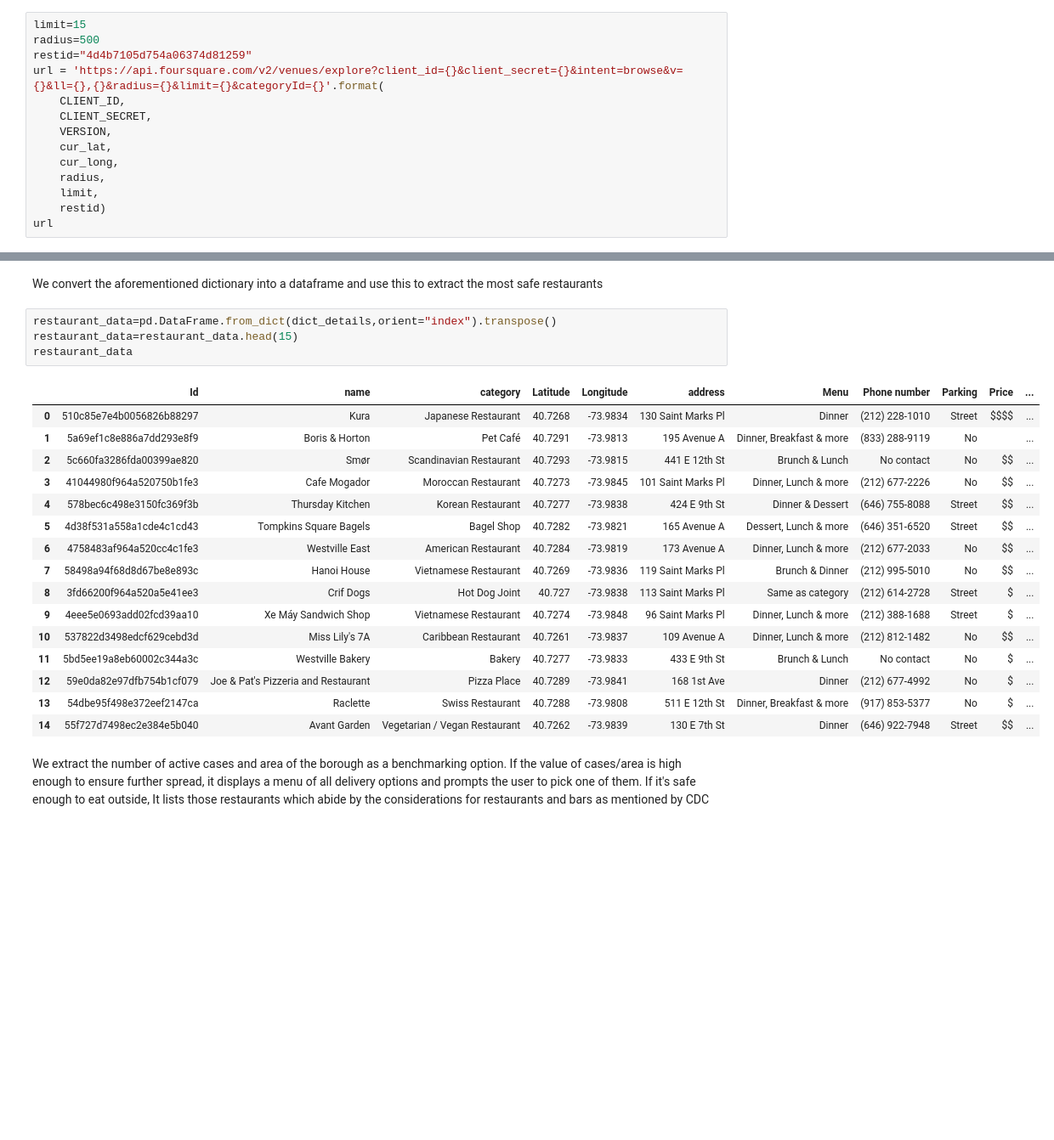
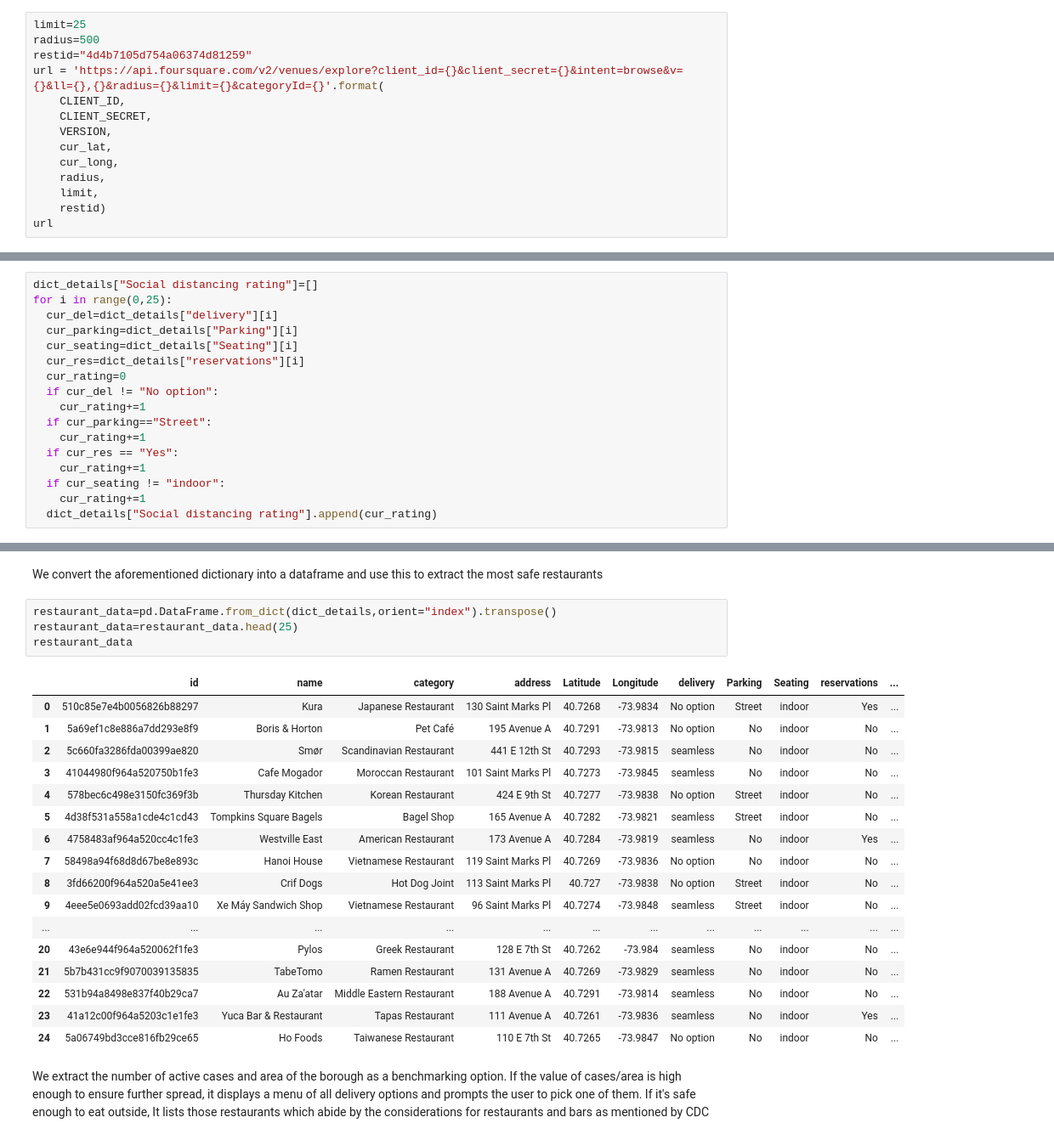
Before and after one commit to aanchal-n/Coursera_Capstone, a Jupyter notebook: predicting_social_distancing_friendly_restaurants_NY.ipynb, the cells around one changed output, grey strips where cells are left out. Shown: that part at 85% size. Drawn from its saved outputs; the diff is of its cells as text; blank space fills up the shorter version.

Commit message:
Added social distancing index

```diff
--- a/predicting_social_distancing_friendly_restaurants_NY.ipynb
+++ b/predicting_social_distancing_friendly_restaurants_NY.ipynb
@@ -132,7 +132,7 @@ The borough is: Manhattan
 # %% [markdown]
 We make a foursquare API call to extract only the restaurants in the vicinity of the neighbourhood and not just random locations. The reason the limit is set at 15 is due to the fact that the details endpoint is a premium call and we can only make 50 calls per day
 # %%
-limit=15
+limit=25
 radius=500
 restid="4d4b7105d754a06374d81259"
 url = 'https://api.foursquare.com/v2/venues/explore?client_id={}&client_secret={}&intent=browse&v={}&ll={},{}&radius={}&limit={}&categoryId={}'.format(
@@ -271,28 +291,46 @@ for i in restaurant_id:
+# %%
+dict_details["Social distancing rating"]=[]
+for i in range(0,25):
+  cur_del=dict_details["delivery"][i]
+  cur_parking=dict_details["Parking"][i]
+  cur_seating=dict_details["Seating"][i]
+  cur_res=dict_details["reservations"][i]
+  cur_rating=0
+  if cur_del != "No option":
+    cur_rating+=1
+  if cur_parking=="Street":
+    cur_rating+=1
+  if cur_res == "Yes":
+    cur_rating+=1
+  if cur_seating != "indoor":
+    cur_rating+=1
+  dict_details["Social distancing rating"].append(cur_rating)
 # %% [markdown]
 DATA DISPLAY AND VISUALISATION
 # %% [markdown]
 We convert the aforementioned dictionary into a dataframe and use this to extract the most safe restaurants
 # %%
 restaurant_data=pd.DataFrame.from_dict(dict_details,orient="index").transpose()
-restaurant_data=restaurant_data.head(15)
+restaurant_data=restaurant_data.head(25)
 restaurant_data
 # %% [output]
-|  | Id | name | category | Latitude | Longitude | address | Menu | Phone number | Parking | Price | ... |
-| 0 | 510c85e7e4b0056826b88297 | Kura | Japanese Restaurant | 40.7268 | -73.9834 | 130 Saint Marks Pl | Dinner | (212) 228-1010 | Street | $$$$ | ... |
-| 1 | 5a69ef1c8e886a7dd293e8f9 | Boris & Horton | Pet Café | 40.7291 | -73.9813 | 195 Avenue A | Dinner, Breakfast & more | (833) 288-9119 | No |  | ... |
-| 2 | 5c660fa3286fda00399ae820 | Smør | Scandinavian Restaurant | 40.7293 | -73.9815 | 441 E 12th St | Brunch & Lunch | No contact | No | $$ | ... |
-| 3 | 41044980f964a520750b1fe3 | Cafe Mogador | Moroccan Restaurant | 40.7273 | -73.9845 | 101 Saint Marks Pl | Dinner, Lunch & more | (212) 677-2226 | No | $$ | ... |
-| 4 | 578bec6c498e3150fc369f3b | Thursday Kitchen | Korean Restaurant | 40.7277 | -73.9838 | 424 E 9th St | Dinner & Dessert | (646) 755-8088 | Street | $$ | ... |
-| 5 | 4d38f531a558a1cde4c1cd43 | Tompkins Square Bagels | Bagel Shop | 40.7282 | -73.9821 | 165 Avenue A | Dessert, Lunch & more | (646) 351-6520 | Street | $$ | ... |
-| 6 | 4758483af964a520cc4c1fe3 | Westville East | American Restaurant | 40.7284 | -73.9819 | 173 Avenue A | Dinner, Lunch & more | (212) 677-2033 | No | $$ | ... |
-| 7 | 58498a94f68d8d67be8e893c | Hanoi House | Vietnamese Restaurant | 40.7269 | -73.9836 | 119 Saint Marks Pl | Brunch & Dinner | (212) 995-5010 | No | $$ | ... |
-| 8 | 3fd66200f964a520a5e41ee3 | Crif Dogs | Hot Dog Joint | 40.727 | -73.9838 | 113 Saint Marks Pl | Same as category | (212) 614-2728 | Street | $ | ... |
-| 9 | 4eee5e0693add02fcd39aa10 | Xe Máy Sandwich Shop | Vietnamese Restaurant | 40.7274 | -73.9848 | 96 Saint Marks Pl | Dinner, Lunch & more | (212) 388-1688 | Street | $ | ... |
-| 10 | 537822d3498edcf629cebd3d | Miss Lily's 7A | Caribbean Restaurant | 40.7261 | -73.9837 | 109 Avenue A | Dinner, Lunch & more | (212) 812-1482 | No | $$ | ... |
-| 11 | 5bd5ee19a8eb60002c344a3c | Westville Bakery | Bakery | 40.7277 | -73.9833 | 433 E 9th St | Brunch & Lunch | No contact | No | $ | ... |
-| 12 | 59e0da82e97dfb754b1cf079 | Joe & Pat's Pizzeria and Restaurant | Pizza Place | 40.7289 | -73.9841 | 168 1st Ave | Dinner | (212) 677-4992 | No | $ | ... |
-| 13 | 54dbe95f498e372eef2147ca | Raclette | Swiss Restaurant | 40.7288 | -73.9808 | 511 E 12th St | Dinner, Breakfast & more | (917) 853-5377 | No | $ | ... |
-| 14 | 55f727d7498ec2e384e5b040 | Avant Garden | Vegetarian / Vegan Restaurant | 40.7262 | -73.9839 | 130 E 7th St | Dinner | (646) 922-7948 | Street | $$ | ... |
+|  | id | name | category | address | Latitude | Longitude | delivery | Parking | Seating | reservations | ... |
+| 0 | 510c85e7e4b0056826b88297 | Kura | Japanese Restaurant | 130 Saint Marks Pl | 40.7268 | -73.9834 | No option | Street | indoor | Yes | ... |
+| 1 | 5a69ef1c8e886a7dd293e8f9 | Boris & Horton | Pet Café | 195 Avenue A | 40.7291 | -73.9813 | No option | No | indoor | No | ... |
+| 2 | 5c660fa3286fda00399ae820 | Smør | Scandinavian Restaurant | 441 E 12th St | 40.7293 | -73.9815 | seamless | No | indoor | No | ... |
+| 3 | 41044980f964a520750b1fe3 | Cafe Mogador | Moroccan Restaurant | 101 Saint Marks Pl | 40.7273 | -73.9845 | seamless | No | indoor | No | ... |
+| 4 | 578bec6c498e3150fc369f3b | Thursday Kitchen | Korean Restaurant | 424 E 9th St | 40.7277 | -73.9838 | No option | Street | indoor | No | ... |
+| 5 | 4d38f531a558a1cde4c1cd43 | Tompkins Square Bagels | Bagel Shop | 165 Avenue A | 40.7282 | -73.9821 | seamless | Street | indoor | No | ... |
+| 6 | 4758483af964a520cc4c1fe3 | Westville East | American Restaurant | 173 Avenue A | 40.7284 | -73.9819 | seamless | No | indoor | Yes | ... |
+| 7 | 58498a94f68d8d67be8e893c | Hanoi House | Vietnamese Restaurant | 119 Saint Marks Pl | 40.7269 | -73.9836 | No option | No | indoor | No | ... |
+| 8 | 3fd66200f964a520a5e41ee3 | Crif Dogs | Hot Dog Joint | 113 Saint Marks Pl | 40.727 | -73.9838 | No option | Street | indoor | No | ... |
+| 9 | 4eee5e0693add02fcd39aa10 | Xe Máy Sandwich Shop | Vietnamese Restaurant | 96 Saint Marks Pl | 40.7274 | -73.9848 | seamless | Street | indoor | No | ... |
+| ... | ... | ... | ... | ... | ... | ... | ... | ... | ... | ... | ... |
+| 20 | 43e6e944f964a520062f1fe3 | Pylos | Greek Restaurant | 128 E 7th St | 40.7262 | -73.984 | seamless | No | indoor | No | ... |
+| 21 | 5b7b431cc9f9070039135835 | TabeTomo | Ramen Restaurant | 131 Avenue A | 40.7269 | -73.9829 | seamless | No | indoor | No | ... |
+| 22 | 531b94a8498e837f40b29ca7 | Au Za'atar | Middle Eastern Restaurant | 188 Avenue A | 40.7291 | -73.9814 | seamless | No | indoor | No | ... |
+| 23 | 41a12c00f964a5203c1e1fe3 | Yuca Bar & Restaurant | Tapas Restaurant | 111 Avenue A | 40.7261 | -73.9836 | seamless | No | indoor | Yes | ... |
+| 24 | 5a06749bd3cce816fb29ce65 | Ho Foods | Taiwanese Restaurant | 110 E 7th St | 40.7265 | -73.9847 | No option | No | indoor | No | ... |
 # %% [markdown]
 We extract the number of active cases and area of the borough as a benchmarking option. If the value of cases/area is high enough to ensure further spread, it displays a menu of all delivery options and prompts the user to pick one of them. If it's safe enough to eat outside, It lists those restaurants which abide by the considerations for restaurants and bars as mentioned by CDC
 # %%
```
Also changed, not shown: parts of 8 cells of this notebook.
